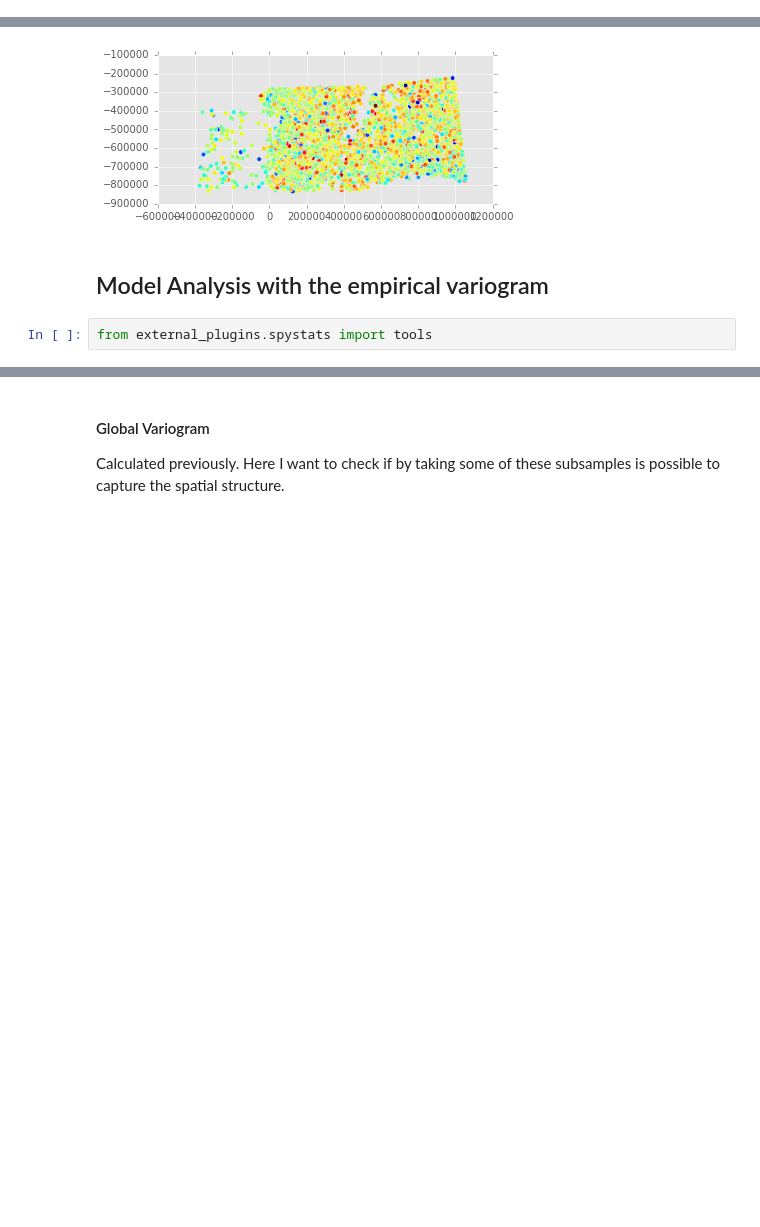
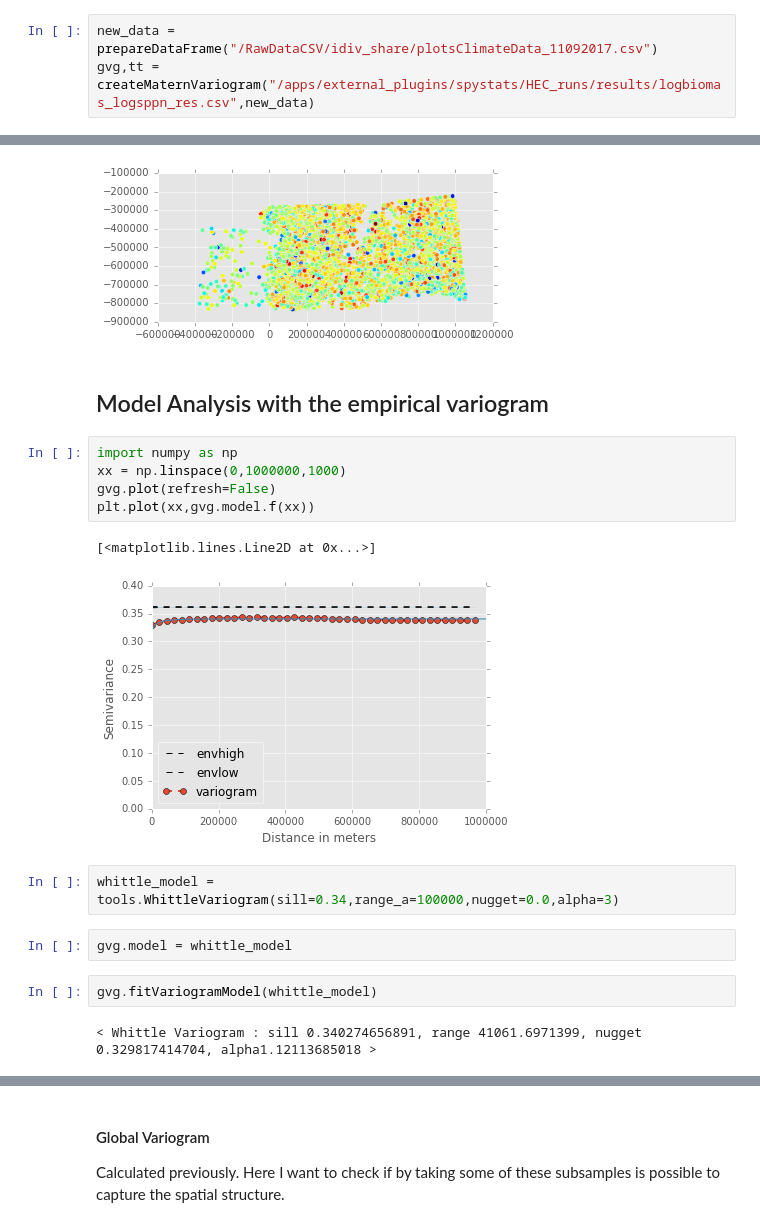
Before and after one commit to molgor/spystats, a Jupyter notebook: notebooks/Analysis_spatial_autocorrelation_with_empirical_variogram_using_GLS.ipynb, the cells around one changed output, grey strips where cells are left out. Drawn from its saved outputs; the diff is of its cells as text; blank space fills up the shorter version.

```diff
--- a/notebooks/Analysis_spatial_autocorrelation_with_empirical_variogram_using_GLS.ipynb
+++ b/notebooks/Analysis_spatial_autocorrelation_with_empirical_variogram_using_GLS.ipynb
@@ -78,0 +18,3 @@ new_data['residuals1'] = results.resid
+# %%
+new_data = prepareDataFrame("/RawDataCSV/idiv_share/plotsClimateData_11092017.csv")
+gvg,tt = createMaternVariogram("/apps/external_plugins/spystats/HEC_runs/results/logbiomas_logsppn_res.csv",new_data)
@@ -144,5 +98,19 @@ section.plot(column='logBiomass')
 [figure]
 # %% [markdown]
 ## Model Analysis with the empirical variogram
-# %%
-from external_plugins.spystats import tools
+# %%
+import numpy as np
+xx = np.linspace(0,1000000,1000)
+gvg.plot(refresh=False)
+plt.plot(xx,gvg.model.f(xx))
+# %% [output]
+[<matplotlib.lines.Line2D at 0x...>]
+[figure, added]
+# %%
+whittle_model = tools.WhittleVariogram(sill=0.34,range_a=100000,nugget=0.0,alpha=3)
+# %%
+gvg.model = whittle_model
+# %%
+gvg.fitVariogramModel(whittle_model)
+# %% [output]
+< Whittle Variogram : sill 0.340274656891, range 41061.6971399, nugget 0.329817414704, alpha1.12113685018 >
```
Also changed, not shown: parts of 30 cells of this notebook, 3 other files.
